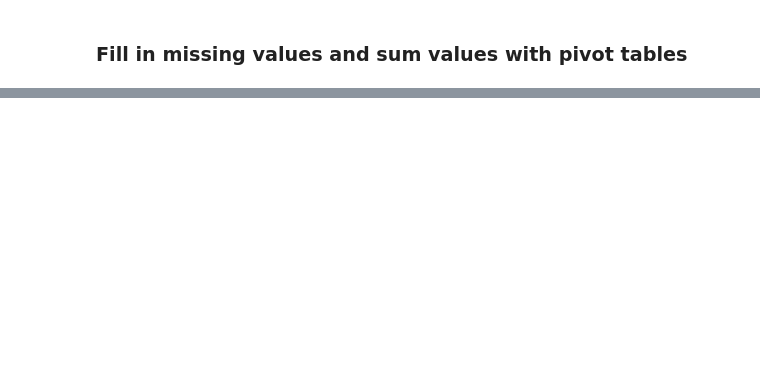
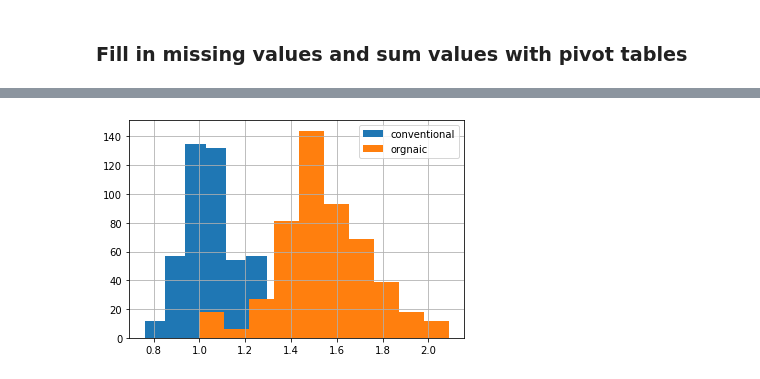
Before and after one commit to ziesazies/learning-pandas, a Jupyter notebook: data-manipulation-with-pandas.ipynb, the cells around one changed output, grey strips where cells are left out. Saved outputs shown, nothing was run; the diff lists cells and outputs as text; code cells hidden in the pictures; blank space fills up the shorter version.

```diff
--- a/data-manipulation-with-pandas.ipynb
+++ b/data-manipulation-with-pandas.ipynb
@@ -184,0 +1014,9 @@ print(sales.pivot_table(values="weekly_sales", index="department", columns="type
+# %%
+avocados[avocados["type"] == "conventional"]["avg_price"].hist()
+
+avocados[avocados["type"] == "organic"]["avg_price"].hist()
+
+plt.legend(["conventional","orgnaic"])
+plt.show()
+# %% [output]
+[figure, added]
```
Also changed, not shown: parts of 110 cells of this notebook.
